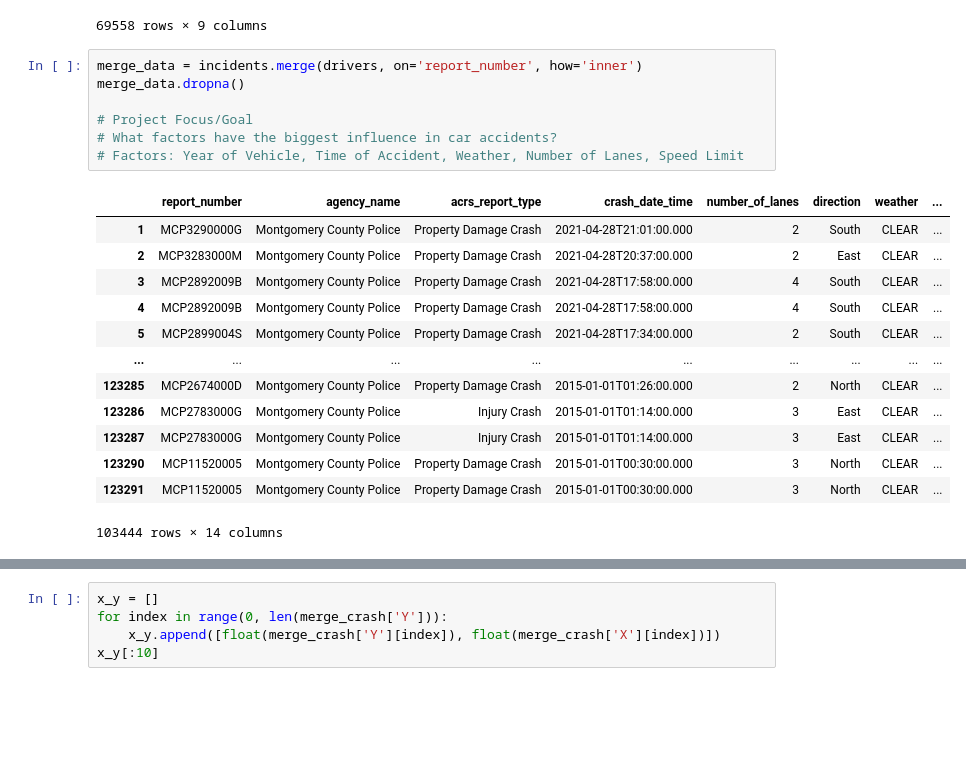
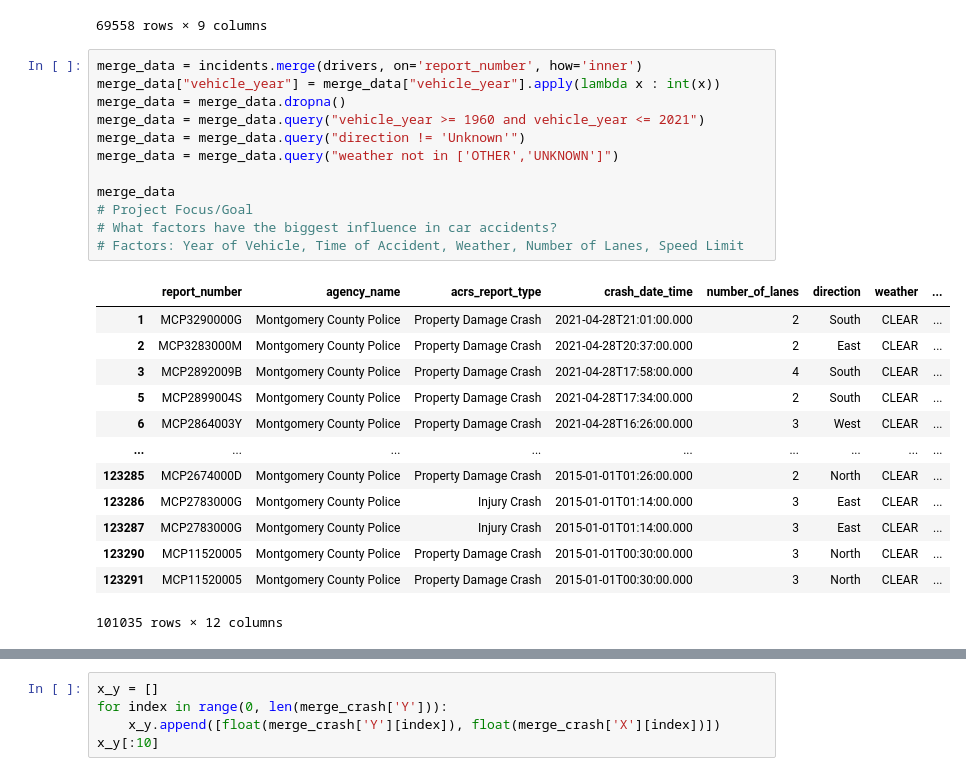
Before and after one commit to terrydiko/INST447Project, a Jupyter notebook: join.ipynb, the cells around one changed output, grey strips where cells are left out. Drawn from its saved outputs; the diff is of its cells as text; blank space fills up the shorter version.

Commit message:
data removal

```diff
--- a/join.ipynb
+++ b/join.ipynb
@@ -40,22 +42,27 @@ incidents
 69558 rows × 9 columns
 # %%
 merge_data = incidents.merge(drivers, on='report_number', how='inner')
-merge_data.dropna()
+merge_data["vehicle_year"] = merge_data["vehicle_year"].apply(lambda x : int(x))
+merge_data = merge_data.dropna()
+merge_data = merge_data.query("vehicle_year >= 1960 and vehicle_year <= 2021")
+merge_data = merge_data.query("direction != 'Unknown'")
+merge_data = merge_data.query("weather not in ['OTHER','UNKNOWN']")
 
+merge_data
 # Project Focus/Goal
 # What factors have the biggest influence in car accidents?
 # Factors: Year of Vehicle, Time of Accident, Weather, Number of Lanes, Speed Limit
 # %% [output]
 |  | report_number | agency_name | acrs_report_type | crash_date_time | number_of_lanes | direction | weather | ... |
 | 1 | MCP3290000G | Montgomery County Police | Property Damage Crash | 2021-04-28T21:01:00.000 | 2 | South | CLEAR | ... |
 | 2 | MCP3283000M | Montgomery County Police | Property Damage Crash | 2021-04-28T20:37:00.000 | 2 | East | CLEAR | ... |
 | 3 | MCP2892009B | Montgomery County Police | Property Damage Crash | 2021-04-28T17:58:00.000 | 4 | South | CLEAR | ... |
-| 4 | MCP2892009B | Montgomery County Police | Property Damage Crash | 2021-04-28T17:58:00.000 | 4 | South | CLEAR | ... |
 | 5 | MCP2899004S | Montgomery County Police | Property Damage Crash | 2021-04-28T17:34:00.000 | 2 | South | CLEAR | ... |
+| 6 | MCP2864003Y | Montgomery County Police | Property Damage Crash | 2021-04-28T16:26:00.000 | 3 | West | CLEAR | ... |
 | ... | ... | ... | ... | ... | ... | ... | ... | ... |
 | 123285 | MCP2674000D | Montgomery County Police | Property Damage Crash | 2015-01-01T01:26:00.000 | 2 | North | CLEAR | ... |
 | 123286 | MCP2783000G | Montgomery County Police | Injury Crash | 2015-01-01T01:14:00.000 | 3 | East | CLEAR | ... |
 | 123287 | MCP2783000G | Montgomery County Police | Injury Crash | 2015-01-01T01:14:00.000 | 3 | East | CLEAR | ... |
 | 123290 | MCP11520005 | Montgomery County Police | Property Damage Crash | 2015-01-01T00:30:00.000 | 3 | North | CLEAR | ... |
 | 123291 | MCP11520005 | Montgomery County Police | Property Damage Crash | 2015-01-01T00:30:00.000 | 3 | North | CLEAR | ... |
-103444 rows × 14 columns
+101035 rows × 12 columns
```
Also changed, not shown: parts of 7 cells of this notebook, 1 other file.
